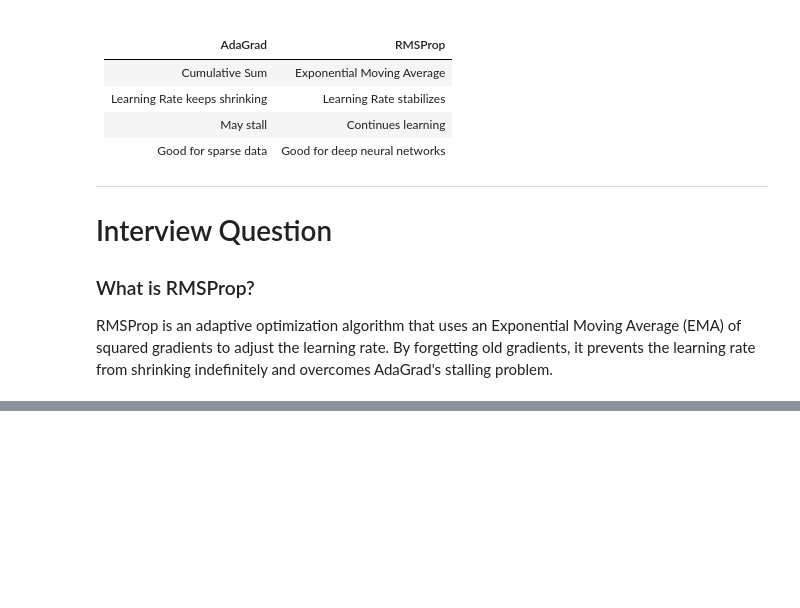
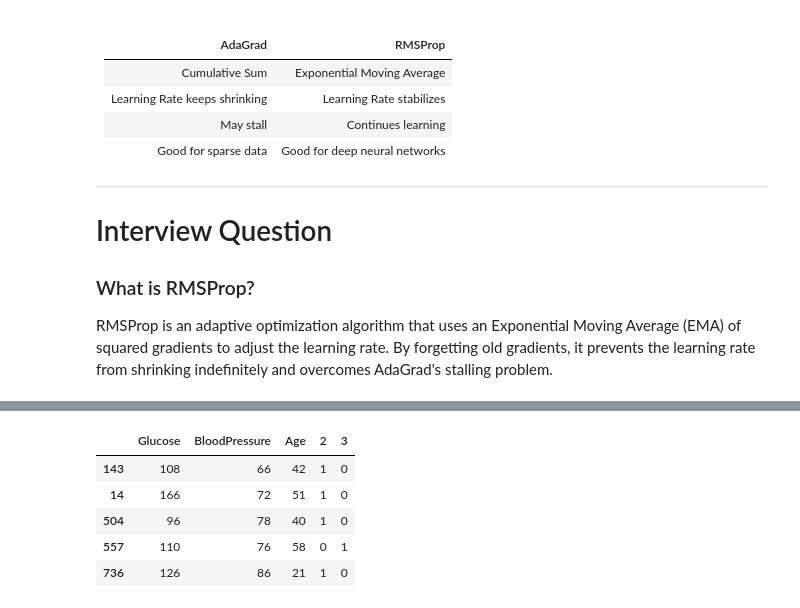
Before and after one commit to devdatta1429/BDA_Assignments, a Jupyter notebook: PML/Day_27_16_06.ipynb, the cells around one changed output, grey strips where cells are left out. Saved outputs shown, nothing was run; the diff lists cells and outputs as text; code cells hidden in the pictures; blank space fills up the shorter version.

```diff
--- a/PML/Day_27_16_06.ipynb
+++ b/PML/Day_27_16_06.ipynb
@@ -2649,0 +2701,9 @@ RMSProp is an adaptive optimization algorithm that uses an Exponential Moving Av
+# %%
+x_test.head(5)
+# %% [output]
+|  | Glucose | BloodPressure | Age | 2 | 3 |
+| 143 | 108 | 66 | 42 | 1 | 0 |
+| 14 | 166 | 72 | 51 | 1 | 0 |
+| 504 | 96 | 78 | 40 | 1 | 0 |
+| 557 | 110 | 76 | 58 | 0 | 1 |
+| 736 | 126 | 86 | 21 | 1 | 0 |
```
Also changed, not shown: parts of 17 cells of this notebook.
